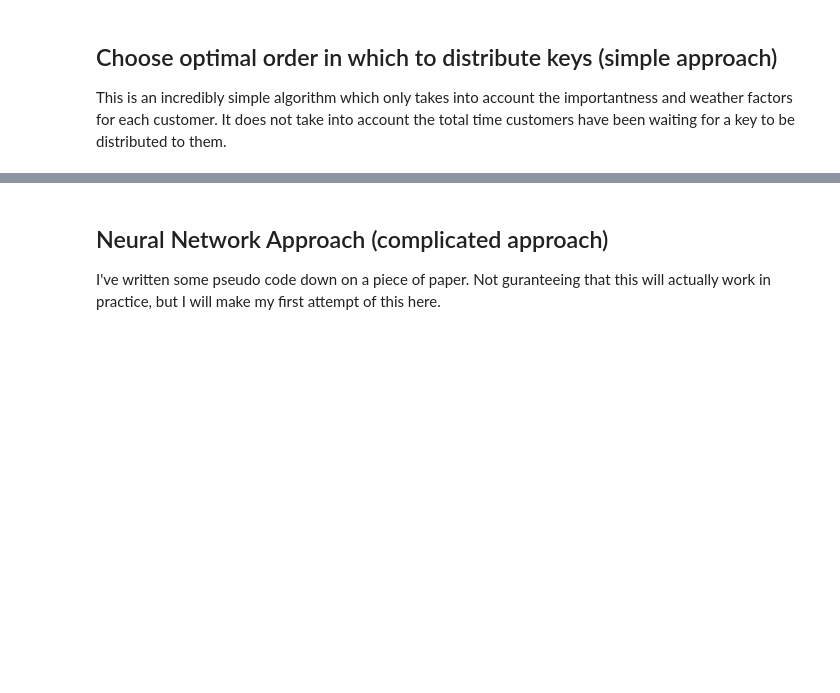
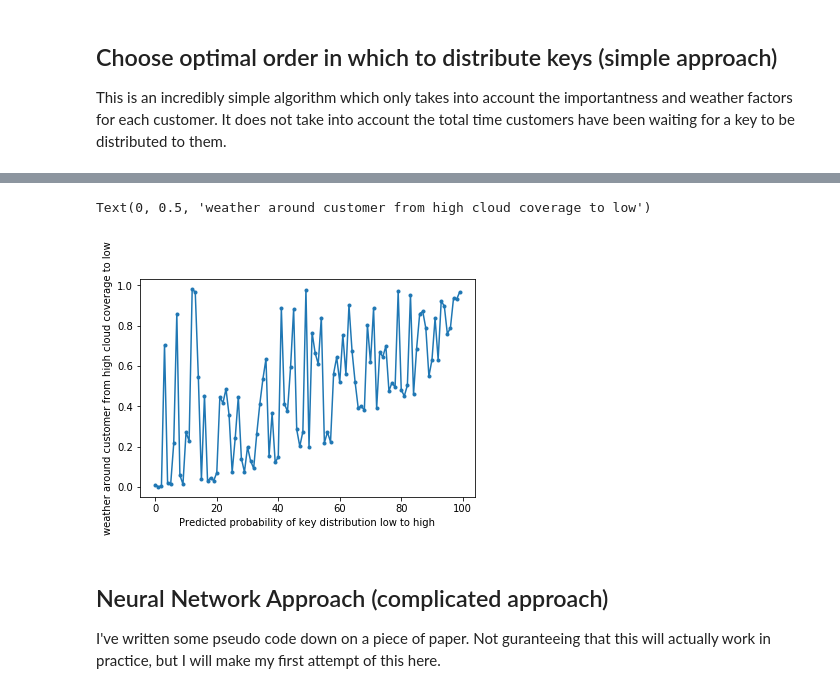
Before and after one commit to hagabbar/craft_prospect, a Jupyter notebook: terminal_link_optimization/main.ipynb, the cells around one changed output, grey strips where cells are left out. Drawn from its saved outputs; the diff is of its cells as text; code cells hidden in the pictures; blank space fills up the shorter version.

```diff
--- a/terminal_link_optimization/main.ipynb
+++ b/terminal_link_optimization/main.ipynb
@@ -100,3 +96,12 @@ array([86., 19., 54., 62.,  2., 12., 83., 15., 53., 48., 28.,  7., 78.,
+# %%
+# Plot weather as a function of predicted key probability
+plt.close()
+plt.plot(customer_arr[0,customer_prob_list_idx,3], marker='.')
+plt.xlabel('Predicted probability of key distribution low to high')
+plt.ylabel('weather around customer from high cloud coverage to low')
+# %% [output]
+Text(0, 0.5, 'weather around customer from high cloud coverage to low')
+[figure, added]
 # %% [markdown]
 ## Neural Network Approach (complicated approach)
 
```
Also changed, not shown: parts of 8 cells of this notebook.
